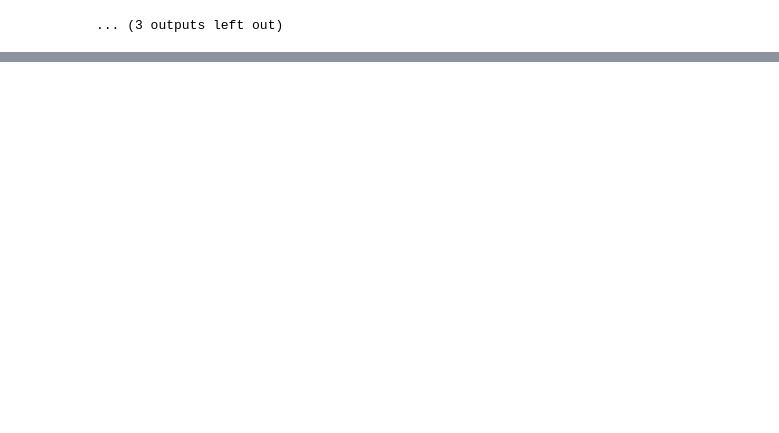
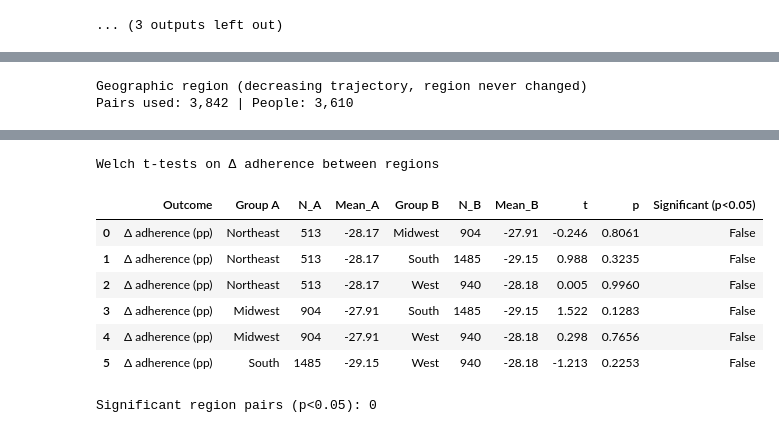
Before and after one commit to FrianaEngineer/Medical-Adherence, a Jupyter notebook: Notebooks/MEPS/meps_adherence_insight.ipynb, the cells around one changed output, grey strips where cells are left out. Cells and saved outputs as stored; diff of their text form; code cells hidden in the pictures; blank space fills up the shorter version.

```diff
--- a/Notebooks/MEPS/meps_adherence_insight.ipynb
+++ b/Notebooks/MEPS/meps_adherence_insight.ipynb
@@ -3160,0 +3517,57 @@ relapsing (showing up to 5)
+# %%
+# Geographic region — decreasing trajectory, region constant throughout years
+dec_region = dec_regimen[
+    dec_regimen["DUPERSID"].isin(stable_region_ids)
+    & (dec_regimen["REGIONXX_prev"] == dec_regimen["REGIONXX_next"])
+].copy()
+
+dec_region_tab = (
+    dec_region.groupby("region_prev", observed=False)
+    .agg(
+        **{
+            "N (person-years)": ("DUPERSID", "size"),
+            "N people": ("DUPERSID", "nunique"),
+            "Mean adherence before": ("meps_adherence_ratio_prev", "mean"),
+            "Mean adherence after": ("meps_adherence_ratio_next", "mean"),
+            "Mean adherence Δ (pp)": ("adh_change", "mean"),
+            "% adherent after": (
+                "meps_adherence_ratio_next",
+                lambda s: 100 * (s >= 60).mean(),
+            ),
+        }
+    )
+    .reset_index()
+    .rename(columns={"region_prev": "Region"})
+    .round(1)
+)
+print(
+    f"Geographic region (decreasing trajectory, region never changed)\n"
+    f"Pairs used: {len(dec_region):,} | People: {dec_region['DUPERSID'].nunique():,}"
+)
+display(dec_region_tab)
+
+dec_region_ttests = []
+REGIONS = ["Northeast", "Midwest", "South", "West"]
+for i, r1 in enumerate(REGIONS):
+    for r2 in REGIONS[i + 1 :]:
+        dec_region_ttests.append(
+            welch_rows(
+                dec_region.loc[dec_region["region_prev"] == r1, "adh_change"],
+                dec_region.loc[dec_region["region_prev"] == r2, "adh_change"],
+                r1,
+                r2,
+                "Δ adherence (pp)",
+            )
+        )
+
+dec_region_ttests = ttest_table(dec_region_ttests)
+print("\nWelch t-tests on Δ adherence between regions")
+display(dec_region_ttests)
+
+dec_region_sig = dec_region_ttests[dec_region_ttests["Significant (p<0.05)"]]
+print(f"\nSignificant region pairs (p<0.05): {len(dec_region_sig)}")
+if len(dec_region_sig):
+    display(dec_region_sig)
+# %% [output]
+Geographic region (decreasing trajectory, region never changed)
+Pairs used: 3,842 | People: 3,610
@@ -3160,0 +3579,9 @@ relapsing (showing up to 5)
+Welch t-tests on Δ adherence between regions
+|  | Outcome | Group A | N_A | Mean_A | Group B | N_B | Mean_B | t | p | Significant (p<0.05) |
+| 0 | Δ adherence (pp) | Northeast | 513 | -28.17 | Midwest | 904 | -27.91 | -0.246 | 0.8061 | False |
+| 1 | Δ adherence (pp) | Northeast | 513 | -28.17 | South | 1485 | -29.15 | 0.988 | 0.3235 | False |
+| 2 | Δ adherence (pp) | Northeast | 513 | -28.17 | West | 940 | -28.18 | 0.005 | 0.9960 | False |
+| 3 | Δ adherence (pp) | Midwest | 904 | -27.91 | South | 1485 | -29.15 | 1.522 | 0.1283 | False |
+| 4 | Δ adherence (pp) | Midwest | 904 | -27.91 | West | 940 | -28.18 | 0.298 | 0.7656 | False |
+| 5 | Δ adherence (pp) | South | 1485 | -29.15 | West | 940 | -28.18 | -1.213 | 0.2253 | False |
+Significant region pairs (p<0.05): 0
```
Also changed, not shown: parts of 35 cells of this notebook.
